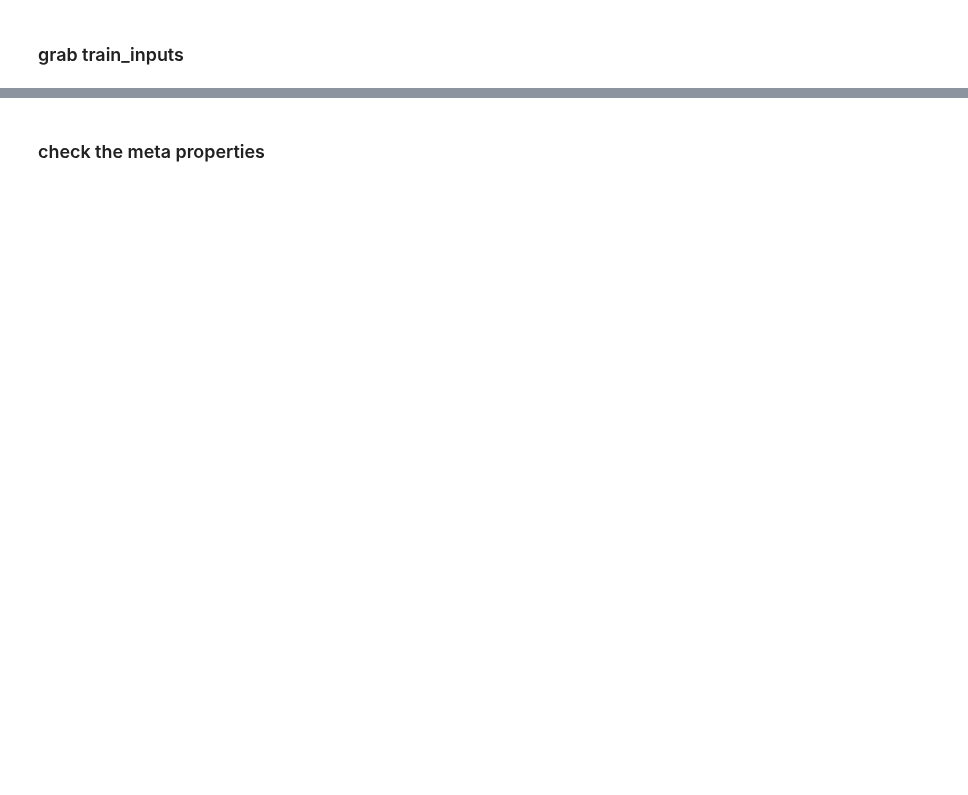
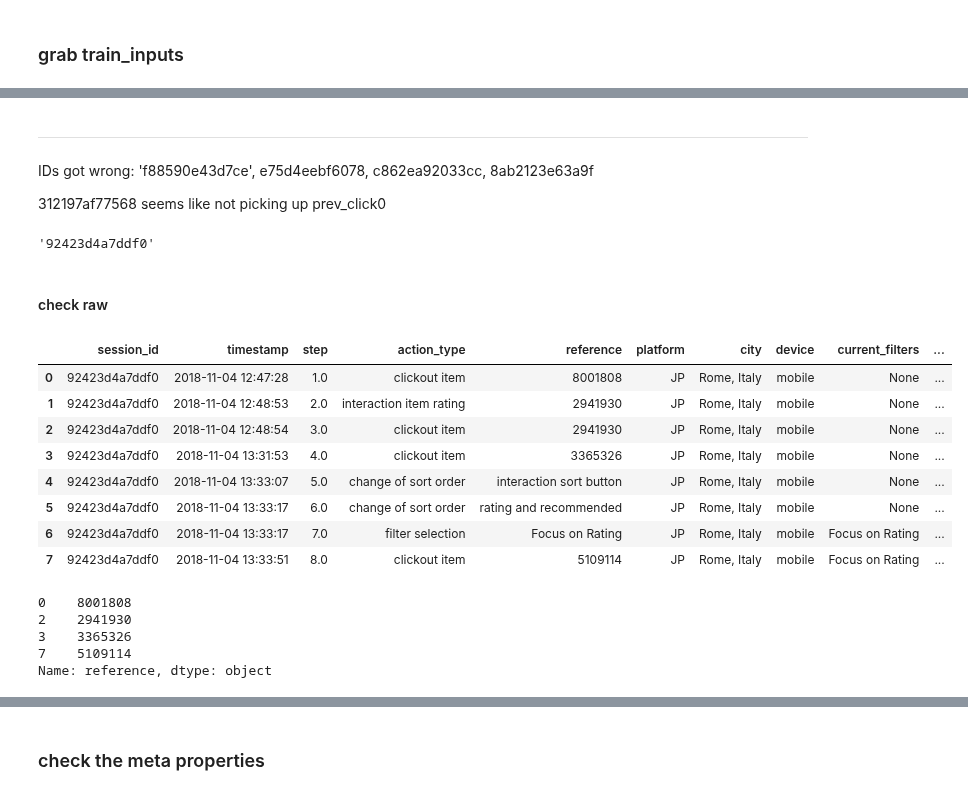
Before and after one commit to samshipengs/naps, a Jupyter notebook: cat_model_checking.ipynb, the cells around one changed output, grey strips where cells are left out. Drawn from its saved outputs; the diff is of its cells as text; code cells hidden in the pictures; blank space fills up the shorter version.

```diff
--- a/cat_model_checking.ipynb
+++ b/cat_model_checking.ipynb
@@ -32,4 +85,5 @@ The autoreload extension is already loaded. To reload it, use:
 # %%
-train_raw = load_data('train', nrows=5000000)
+train_raw = load_data('train', nrows=1000000)
 train_raw['timestamp'] = train_raw['timestamp'].apply(lambda ts: datetime.datetime.utcfromtimestamp(ts))
+train_clean  = pd.read_parquet('./cache/basic_preprocessed_train_1000000.snappy')
 # %% [output]
@@ -37,2 +139,21 @@ train_raw['timestamp'] = train_raw['timestamp'].apply(lambda ts: datetime.dateti
+# %%
+raw_display_cols = ['session_id', 'timestamp', 'step', 'action_type', 'reference', 'platform', 'city', 'device',
+                    'current_filters', 'impressions', 'prices']
+def display_raw(rid):
+    raw_demo = train_raw[train_raw.session_id==rid].reset_index(drop=True)
+    click_mask = raw_demo.action_type=='clickout item'
+    answers = raw_demo.loc[click_mask, 'reference']
+    raw_demo.loc[click_mask, 'reference'] = '?'
+    return raw_demo[raw_display_cols], answers
+
+raw_display_cols = ['session_id', 'timestamp', 'step', 'action_type', 'reference', 'platform', 'city', 'device',
+                    'current_filters', 'impressions', 'prices']
+def display_clean(rid, show_answer=False):
+    clean_demo = train_clean[train_clean.session_id==rid].reset_index(drop=True)
+    click_mask = clean_demo.action_type=='clickout item'
+    answers = clean_demo.loc[click_mask, 'reference']
+    if not show_answer:
+        clean_demo.loc[click_mask, 'reference'] = '?'
+    return clean_demo[raw_display_cols], answers
 # %% [markdown]
 ### grab train_inputs
@@ -166,0 +245,14 @@ shap.summary_plot(shap_values[0], xtrain)#, plot_type='dot')
+# %% [markdown]
+---
+# %% [markdown]
+IDs got wrong: 'f88590e43d7ce', e75d4eebf6078, c862ea92033cc, 8ab2123e63a9f
+
+312197af77568 seems like not picking up prev_click0
+# %%
+rid = np.random.choice(train_ids, 1)[0]
+rid = '92423d4a7ddf0'    # 5fdd2d5448384, 92423d4a7ddf0
+rid
+# %% [output]
+'92423d4a7ddf0'
+# %% [markdown]
+#### check raw
@@ -166,0 +262,22 @@ shap.summary_plot(shap_values[0], xtrain)#, plot_type='dot')
+# %%
+clean_demo, answer = display_clean(rid, show_answer=True)
+assign_ratio(clean_demo)
+clean_demo
+# %% [output]
+|  | session_id | timestamp | step | action_type | reference | platform | city | device | current_filters | ... |
+| 0 | 92423d4a7ddf0 | 2018-11-04 12:47:28 | 1.0 | clickout item | 8001808 | JP | Rome, Italy | mobile | None | ... |
+| 1 | 92423d4a7ddf0 | 2018-11-04 12:48:53 | 2.0 | interaction item rating | 2941930 | JP | Rome, Italy | mobile | None | ... |
+| 2 | 92423d4a7ddf0 | 2018-11-04 12:48:54 | 3.0 | clickout item | 2941930 | JP | Rome, Italy | mobile | None | ... |
+| 3 | 92423d4a7ddf0 | 2018-11-04 13:31:53 | 4.0 | clickout item | 3365326 | JP | Rome, Italy | mobile | None | ... |
+| 4 | 92423d4a7ddf0 | 2018-11-04 13:33:07 | 5.0 | change of sort order | interaction sort button | JP | Rome, Italy | mobile | None | ... |
+| 5 | 92423d4a7ddf0 | 2018-11-04 13:33:17 | 6.0 | change of sort order | rating and recommended | JP | Rome, Italy | mobile | None | ... |
+| 6 | 92423d4a7ddf0 | 2018-11-04 13:33:17 | 7.0 | filter selection | Focus on Rating | JP | Rome, Italy | mobile | Focus on Rating | ... |
+| 7 | 92423d4a7ddf0 | 2018-11-04 13:33:51 | 8.0 | clickout item | 5109114 | JP | Rome, Italy | mobile | Focus on Rating | ... |
+# %%
+answer
+# %% [output]
+0    8001808
+2    2941930
+3    3365326
+7    5109114
+Name: reference, dtype: object
```
Also changed, not shown: parts of 98 cells of this notebook, 9 other files.
